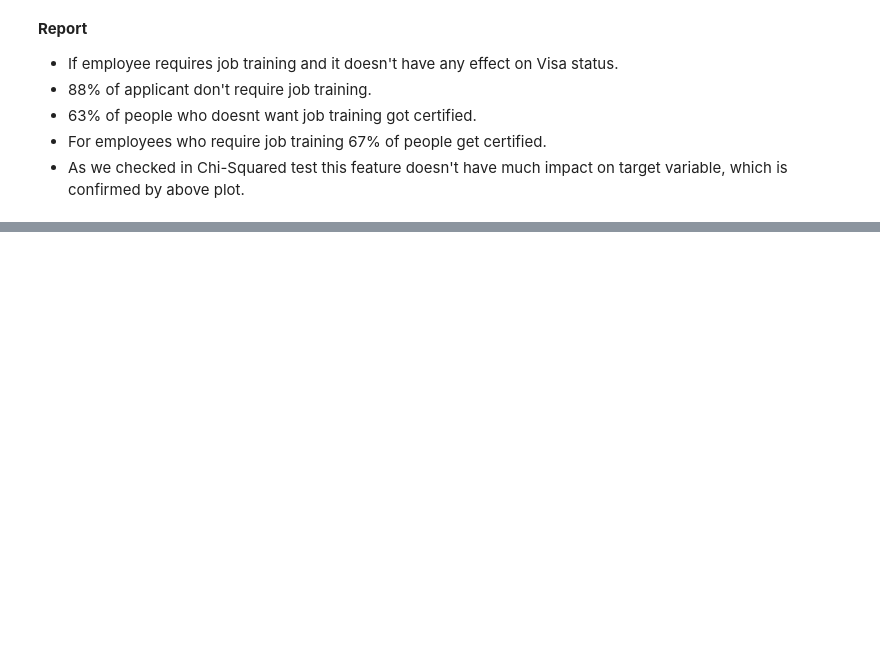
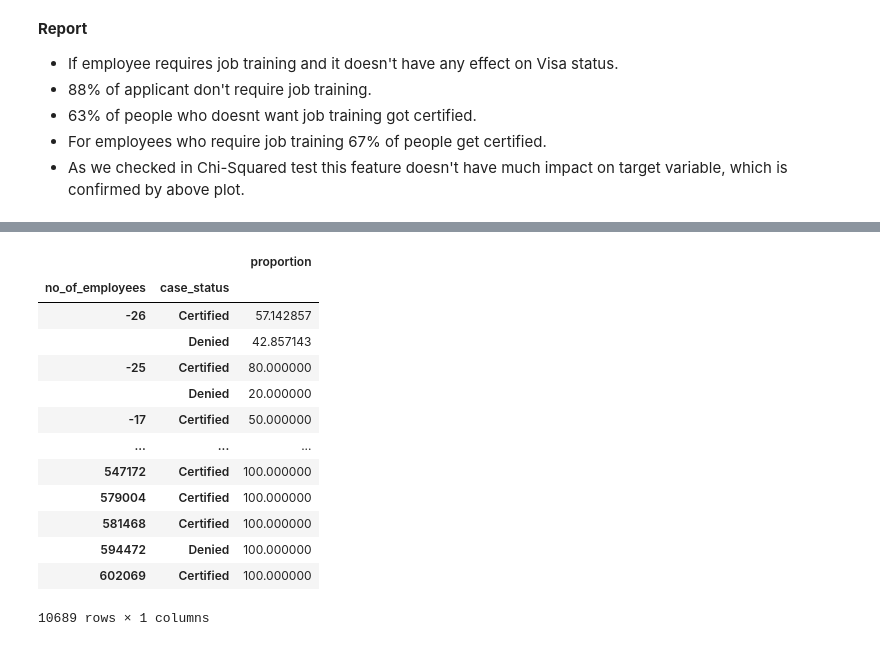
Before and after one commit to tamimystic/end-to-end-machine-learning-project-Visa-approval-prediction-, a Jupyter notebook: day3 agenda/EDA_US_visa.ipynb, the cells around one changed output, grey strips where cells are left out. Cells and saved outputs as stored; diff of their text form; code cells hidden in the pictures; blank space fills up the shorter version.

```diff
--- a/day3 agenda/EDA_US_visa.ipynb
+++ b/day3 agenda/EDA_US_visa.ipynb
@@ -554,0 +557,17 @@ plt.show()
+# %%
+df.groupby('no_of_employees')['case_status'].value_counts(normalize=True).to_frame()*100
+# %% [output]
+|  |  | proportion |
+| no_of_employees | case_status |  |
+| -26 | Certified | 57.142857 |
+|  | Denied | 42.857143 |
+| -25 | Certified | 80.000000 |
+|  | Denied | 20.000000 |
+| -17 | Certified | 50.000000 |
+| ... | ... | ... |
+| 547172 | Certified | 100.000000 |
+| 579004 | Certified | 100.000000 |
+| 581468 | Certified | 100.000000 |
+| 594472 | Denied | 100.000000 |
+| 602069 | Certified | 100.000000 |
+10689 rows × 1 columns
```
Also changed, not shown: parts of 6 cells of this notebook.
